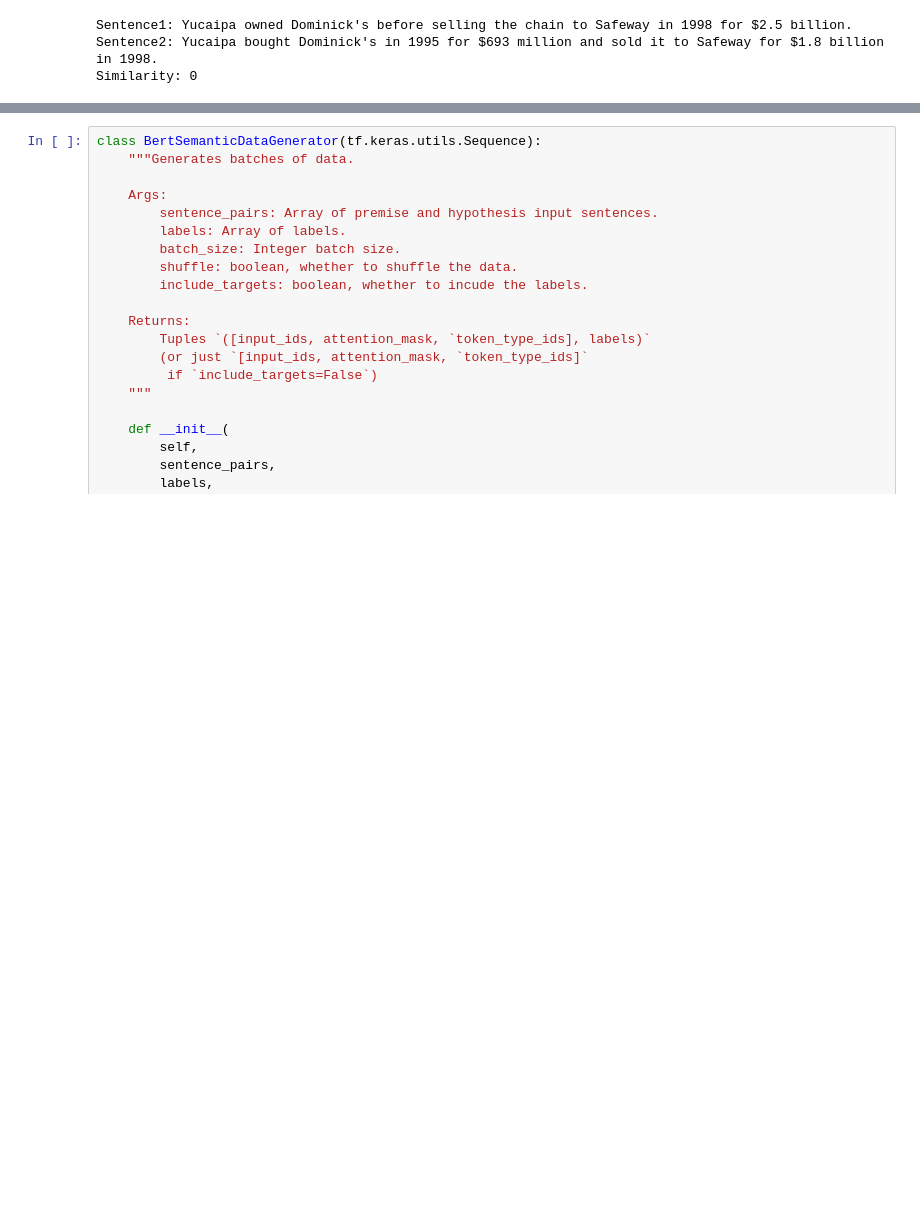
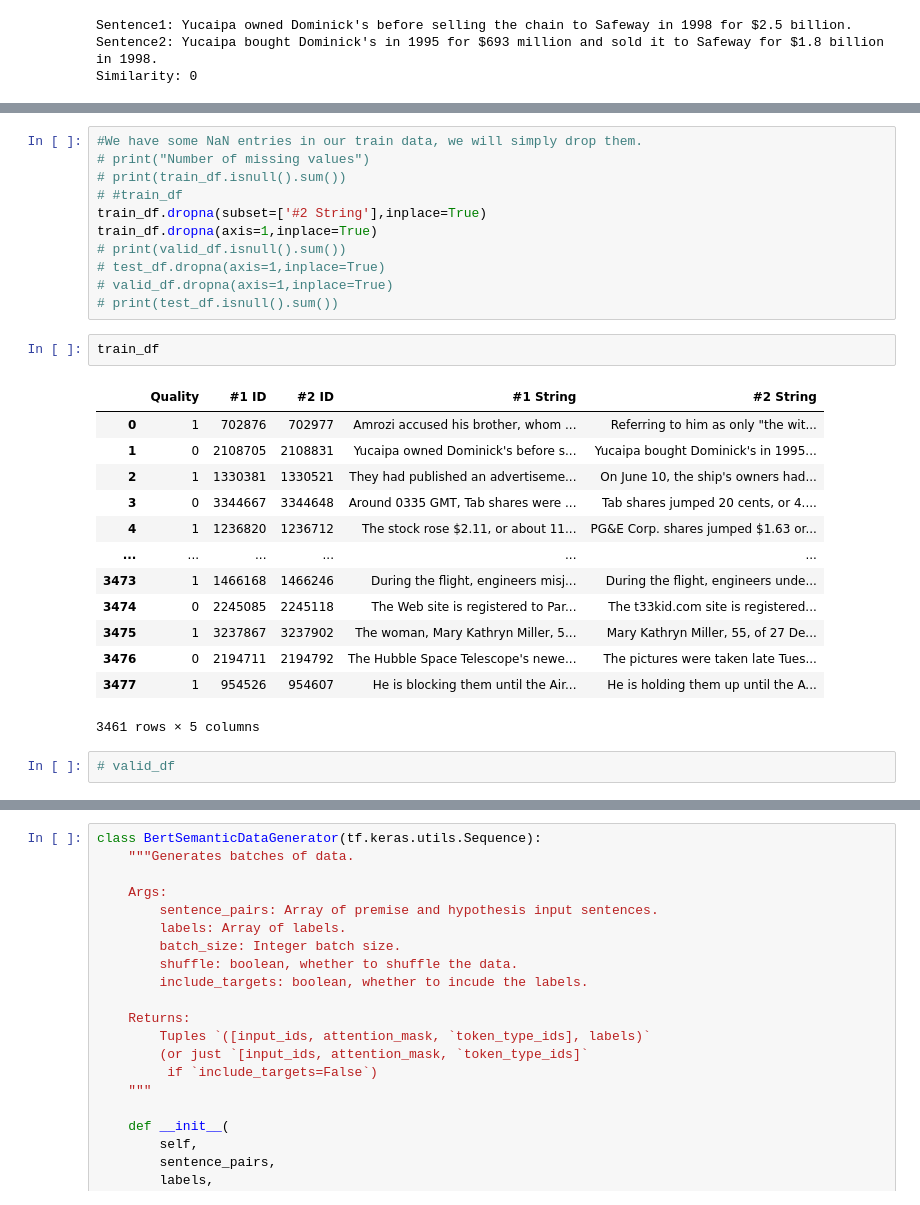
Before and after one commit to dukeNG2012/AI_AT_school, a Jupyter notebook: test1.ipynb, the cells around one changed output, grey strips where cells are left out. Saved outputs shown, nothing was run; the diff lists cells and outputs as text; blank space fills up the shorter version.

```diff
--- a/test1.ipynb
+++ b/test1.ipynb
@@ -71,0 +69,29 @@ dtype: int64
+# %%
+#We have some NaN entries in our train data, we will simply drop them.
+# print("Number of missing values")
+# print(train_df.isnull().sum())
+# #train_df
+train_df.dropna(subset=['#2 String'],inplace=True)
+train_df.dropna(axis=1,inplace=True)
+# print(valid_df.isnull().sum())
+# test_df.dropna(axis=1,inplace=True)
+# valid_df.dropna(axis=1,inplace=True)
+# print(test_df.isnull().sum())
+# %%
+train_df
+# %% [output]
+|  | Quality | #1 ID | #2 ID | #1 String | #2 String |
+| 0 | 1 | 702876 | 702977 | Amrozi accused his brother, whom ... | Referring to him as only "the wit... |
+| 1 | 0 | 2108705 | 2108831 | Yucaipa owned Dominick's before s... | Yucaipa bought Dominick's in 1995... |
+| 2 | 1 | 1330381 | 1330521 | They had published an advertiseme... | On June 10, the ship's owners had... |
+| 3 | 0 | 3344667 | 3344648 | Around 0335 GMT, Tab shares were ... | Tab shares jumped 20 cents, or 4.... |
+| 4 | 1 | 1236820 | 1236712 | The stock rose $2.11, or about 11... | PG&E Corp. shares jumped $1.63 or... |
+| ... | ... | ... | ... | ... | ... |
+| 3473 | 1 | 1466168 | 1466246 | During the flight, engineers misj... | During the flight, engineers unde... |
+| 3474 | 0 | 2245085 | 2245118 | The Web site is registered to Par... | The t33kid.com site is registered... |
+| 3475 | 1 | 3237867 | 3237902 | The woman, Mary Kathryn Miller, 5... | Mary Kathryn Miller, 55, of 27 De... |
+| 3476 | 0 | 2194711 | 2194792 | The Hubble Space Telescope's newe... | The pictures were taken late Tues... |
+| 3477 | 1 | 954526 | 954607 | He is blocking them until the Air... | He is holding them up until the A... |
+3461 rows × 5 columns
+# %%
+# valid_df
```
Also changed, not shown: parts of 20 cells of this notebook.
